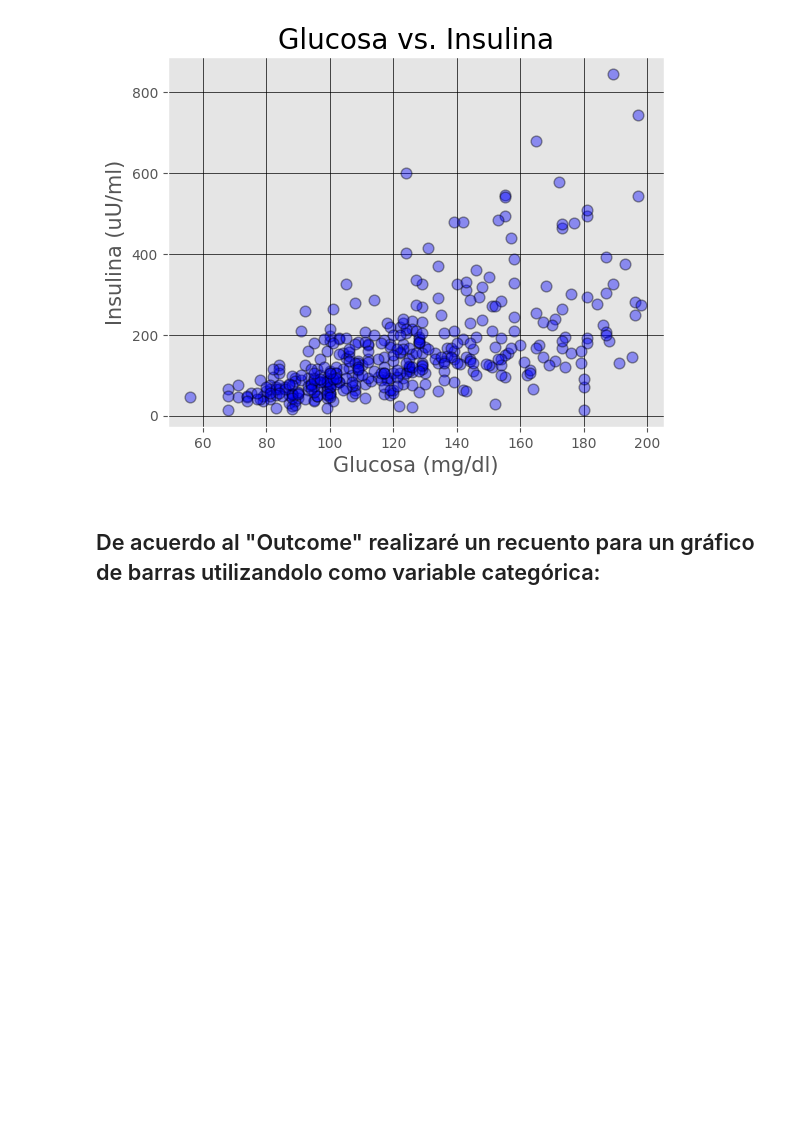
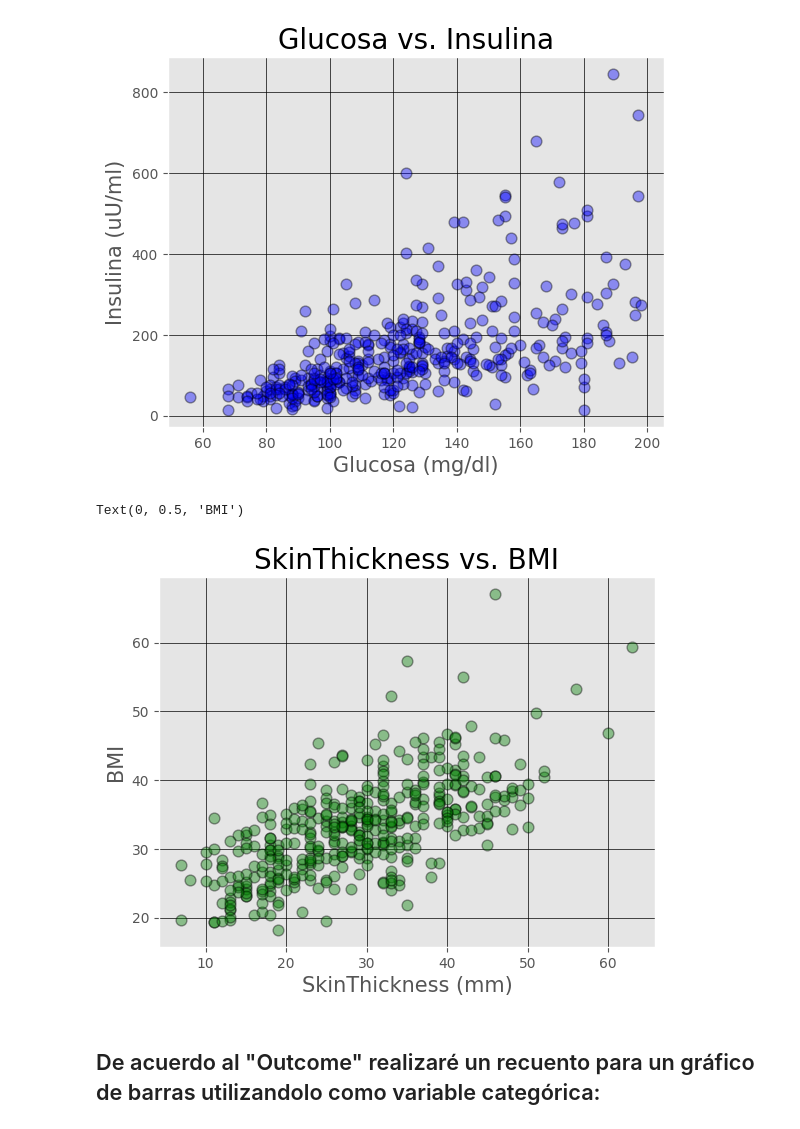
Before and after one commit to pablillo77/data_science_1, a Jupyter notebook: ProyectoDS_ParteI_Gimenez.ipynb, the cells around one changed output. Cells and saved outputs as stored; diff of their text form; code cells hidden in the pictures; blank space fills up the shorter version.

```diff
--- a/ProyectoDS_ParteI_Gimenez.ipynb
+++ b/ProyectoDS_ParteI_Gimenez.ipynb
@@ -183,6 +185,16 @@ ax.set_ylabel('Insulina (uU/ml)', fontsize=15)
 # %% [output]
 Text(0, 0.5, 'Insulina (uU/ml)')
 [figure]
+# %%
+fig, ax = plt.subplots()
+ax.grid(color="k",linestyle="-", linewidth=0.5)
+ax.scatter(df_nan["SkinThickness"], df_nan["BMI"], alpha=0.4, facecolor="green", linewidths=1, s=60, edgecolor="k")
+ax.set_title('SkinThickness vs. BMI', fontsize=20)
+ax.set_xlabel('SkinThickness (mm)', fontsize=15)
+ax.set_ylabel('BMI', fontsize=15)
+# %% [output]
+Text(0, 0.5, 'BMI')
+[figure, added]
 # %% [markdown]
 ## De acuerdo al "Outcome" realizaré un recuento para un gráfico de barras utilizandolo como variable categórica:
 # %%
```
Also changed, not shown: parts of 1 cell of this notebook.
